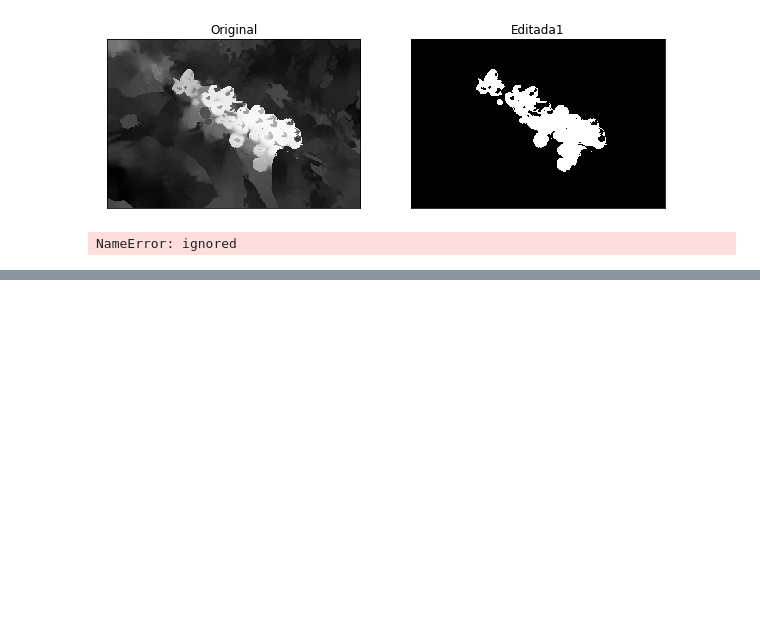
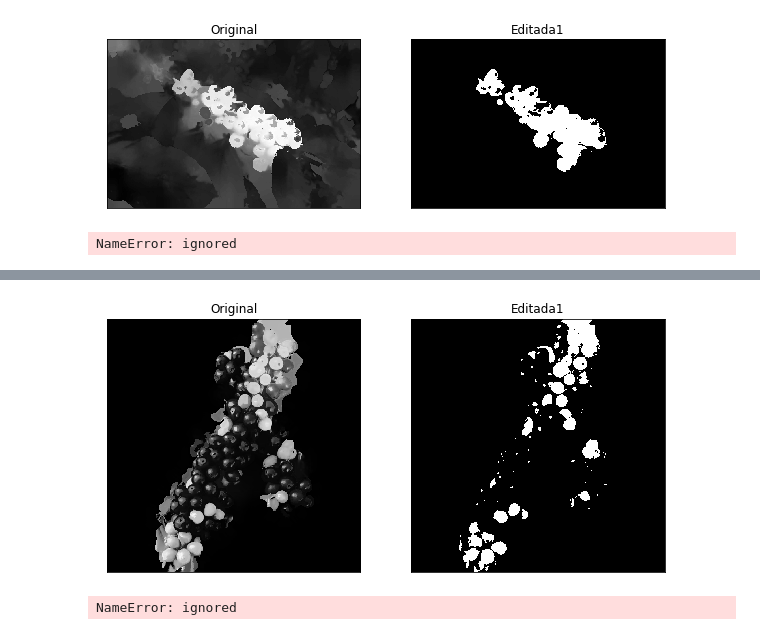
Before and after one commit to tinanano19/melo, a Jupyter notebook: CONTORNO.ipynb, the cells around one changed output, grey strips where cells are left out. Cells and saved outputs as stored; diff of their text form; code cells hidden in the pictures; blank space fills up the shorter version.

```diff
--- a/CONTORNO.ipynb
+++ b/CONTORNO.ipynb
@@ -156,0 +236,38 @@ NameError: ignored
+# %%
+def Threshold(img, thres):
+    #cargar imagen
+    img0 = cv2.imread('se_cafe1.jpg',cv2.IMREAD_COLOR)
+    IMG_RGB = cv2.cvtColor(img0,cv2.COLOR_BGR2RGB)
+    R, G ,B = cv2.split(IMG_RGB)
+    rows, columns = G.shape
+    img2 = np.zeros( (rows,columns), dtype = np.uint8)
+
+    #intervalos
+    T=thres
+
+    for x in range(0,rows):
+      for y in range(0, columns):
+        r=img[x][y]
+        if T <= r:
+          img2[x][y]=255
+        else:
+          img2[x][y] = 0
+    displayGray2(img, img2)
+    return
+
+Threshold(G, 155)
+# %% [output]
+[figure, added]
+# %%
+(x,y,w,h) = cv2.boundingRect(cntr(0))
+cv2.rectangle(img_RGBCopyIII, (x,y),(x+w,y+h),(255,0,0), 2)
+left,top,right,bottom=x,y,x+30,y+10
+font = cv2.FONT_HERSHEY_SIMPLEX
+font_size = 0.3
+font_color = (255,255,255)
+cv2.rectangle(img_RGBCopyIII,(left,top),(right,bottom),(125,125,125,0.8),-1,1)
+cv2.rectangle(img_RGBCopyIII,(left,top+20),(right,bottom+20)(125,125,125,0.6),-1,1)
+cv2.putText(img_RGBCopyIII,"Ripe",(left+3,top+12),font,font_size,font_color,1,cv2.LINE_AA)
+cv2.putText(img_RGBCopyIII,str(80)+"%",(left+3,top+32),font,font_size,font_color,1,cv2.LINE_AA)
+# %% [output]
+NameError: ignored
```
Also changed, not shown: parts of 5 cells of this notebook.
